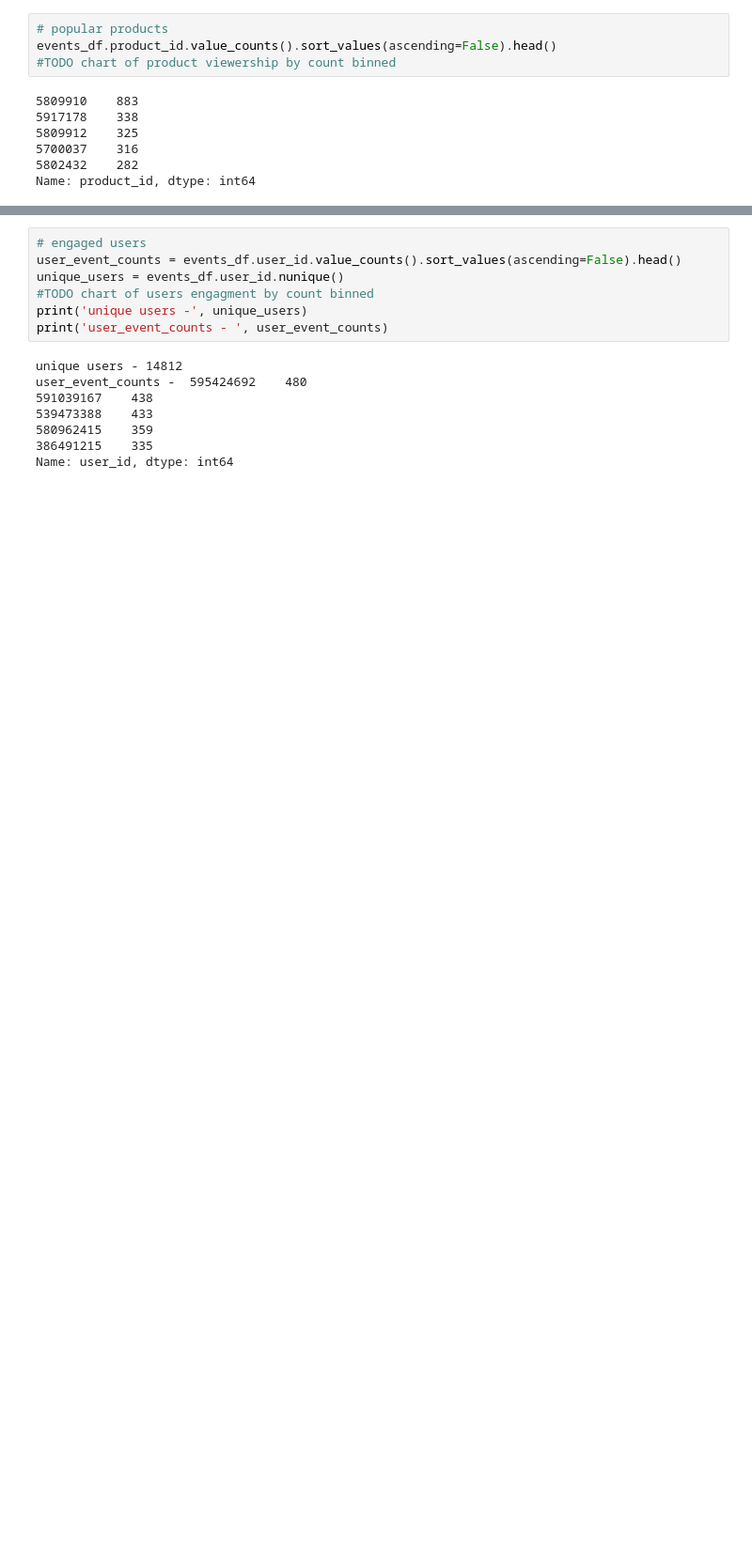
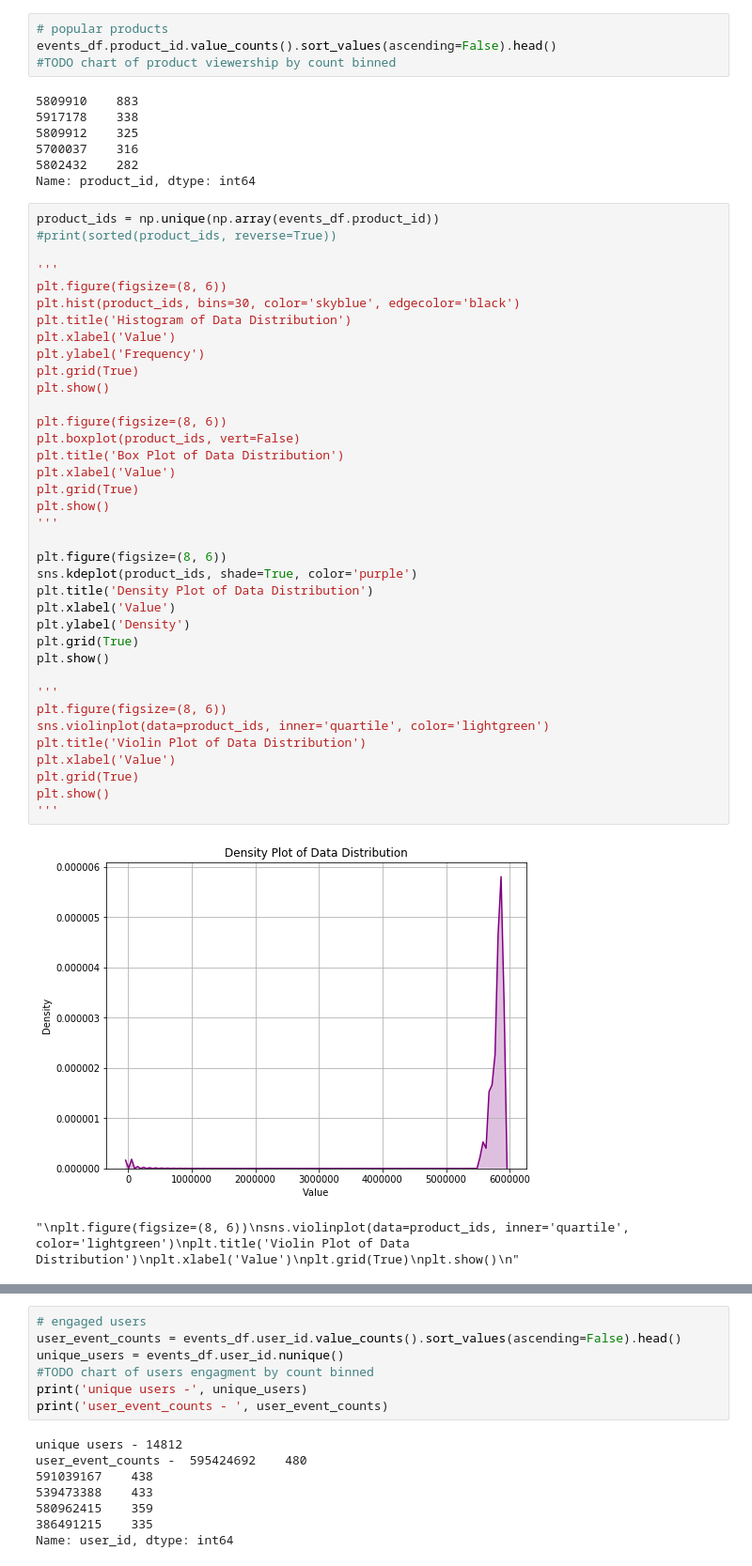
Before and after one commit to adriangbrown/datascience, a Jupyter notebook: capstone/product_recommendations.ipynb, the cells around one changed output, grey strips where cells are left out. Shown: that part at 94% size. Cells and saved outputs as stored; diff of their text form; blank space fills up the shorter version.

Commit message:
data exploration

```diff
--- a/capstone/product_recommendations.ipynb
+++ b/capstone/product_recommendations.ipynb
@@ -37,3 +49,43 @@ events_df.product_id.value_counts().sort_values(ascending=False).head()
 5700037    316
 5802432    282
 Name: product_id, dtype: int64
+# %%
+product_ids = np.unique(np.array(events_df.product_id))
+#print(sorted(product_ids, reverse=True))
+
+'''
+plt.figure(figsize=(8, 6))
+plt.hist(product_ids, bins=30, color='skyblue', edgecolor='black')
+plt.title('Histogram of Data Distribution')
+plt.xlabel('Value')
+plt.ylabel('Frequency')
+plt.grid(True)
+plt.show()
+
+plt.figure(figsize=(8, 6))
+plt.boxplot(product_ids, vert=False)
+plt.title('Box Plot of Data Distribution')
+plt.xlabel('Value')
+plt.grid(True)
+plt.show()
+'''
+
+plt.figure(figsize=(8, 6))
+sns.kdeplot(product_ids, shade=True, color='purple')
+plt.title('Density Plot of Data Distribution')
+plt.xlabel('Value')
+plt.ylabel('Density')
+plt.grid(True)
+plt.show()
+
+'''
+plt.figure(figsize=(8, 6))
+sns.violinplot(data=product_ids, inner='quartile', color='lightgreen')
+plt.title('Violin Plot of Data Distribution')
+plt.xlabel('Value')
+plt.grid(True)
+plt.show()
+'''
+# %% [output]
+[figure, added]
+"\nplt.figure(figsize=(8, 6))\nsns.violinplot(data=product_ids, inner='quartile', color='lightgreen')\nplt.title('Violin Plot of Data Distribution')\nplt.xlabel('Value')\nplt.grid(True)\nplt.show()\n"
```
Also changed, not shown: parts of 11 cells of this notebook, 1 other file.
